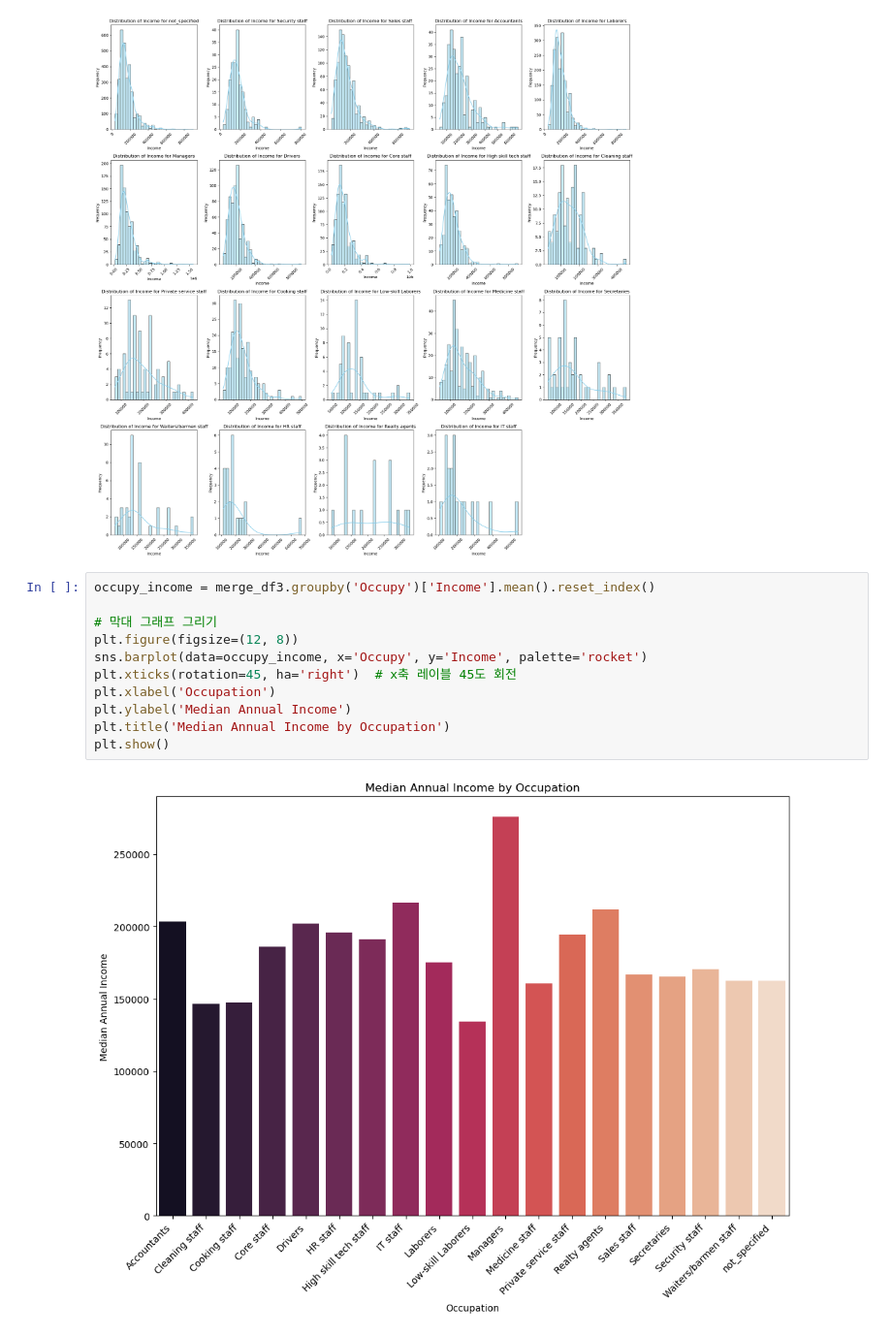
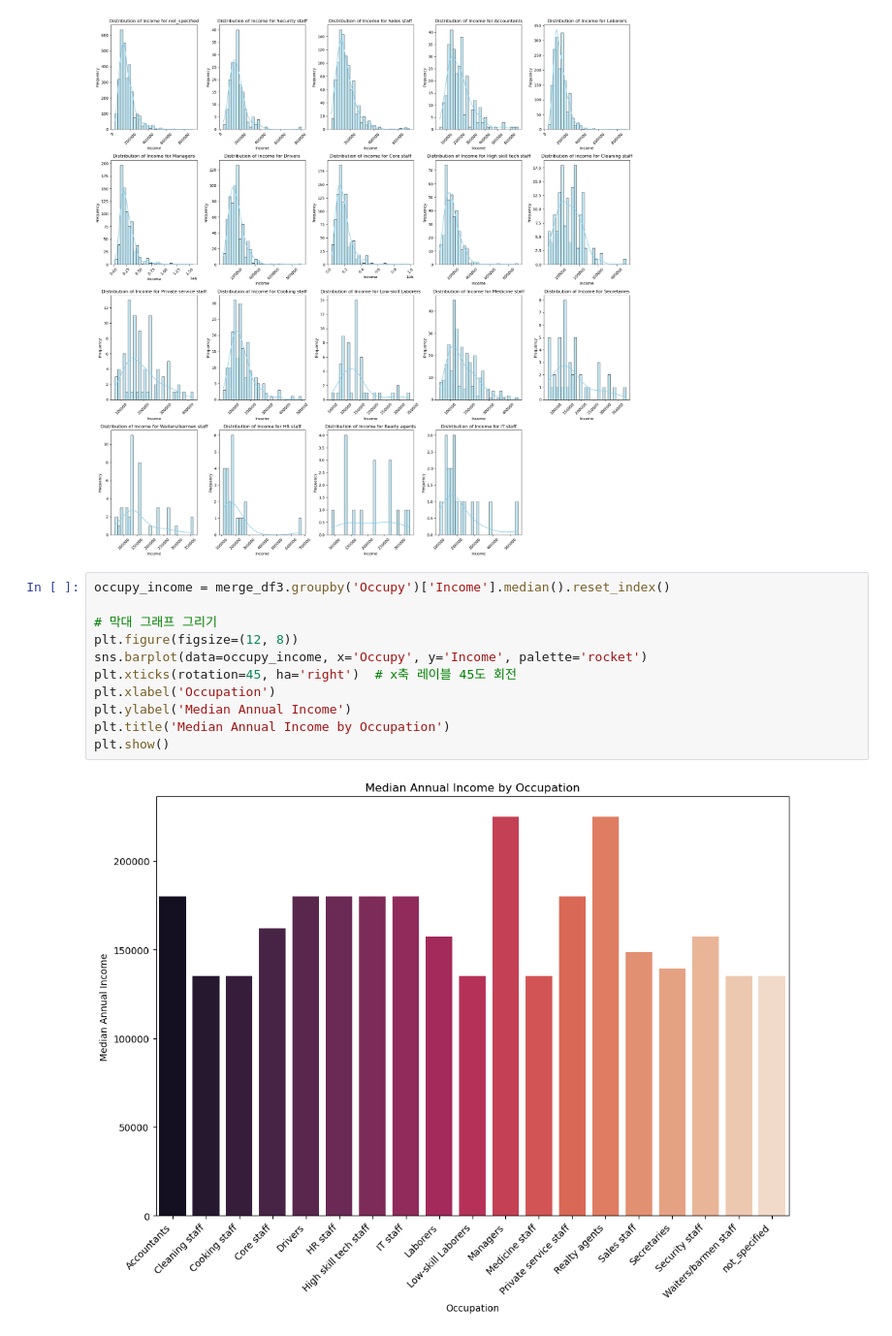
Before and after one commit to tmdcksdl/ML_Credit_Project, a Jupyter notebook: ML_Project/ML_Project2.ipynb, the cells around one changed output. Shown at 97% size. Cells and saved outputs as stored; diff of their text form.

```diff
--- a/ML_Project/ML_Project2.ipynb
+++ b/ML_Project/ML_Project2.ipynb
@@ -1295,15 +1280,15 @@ plt.show()
 # %% [output]
 [figure]
 # %%
-occupy_income = merge_df3.groupby('Occupy')['Income'].mean().reset_index()
+occupy_income = merge_df3.groupby('Occupy')['Income'].median().reset_index()
 
 # 막대 그래프 그리기
 plt.figure(figsize=(12, 8))
 sns.barplot(data=occupy_income, x='Occupy', y='Income', palette='rocket')
 plt.xticks(rotation=45, ha='right')  # x축 레이블 45도 회전
 plt.xlabel('Occupation')
 plt.ylabel('Median Annual Income')
 plt.title('Median Annual Income by Occupation')
 plt.show()
 # %% [output]
-[figure, old version]
+[figure, new version]
```
Also changed, not shown: parts of 7 cells of this notebook.
